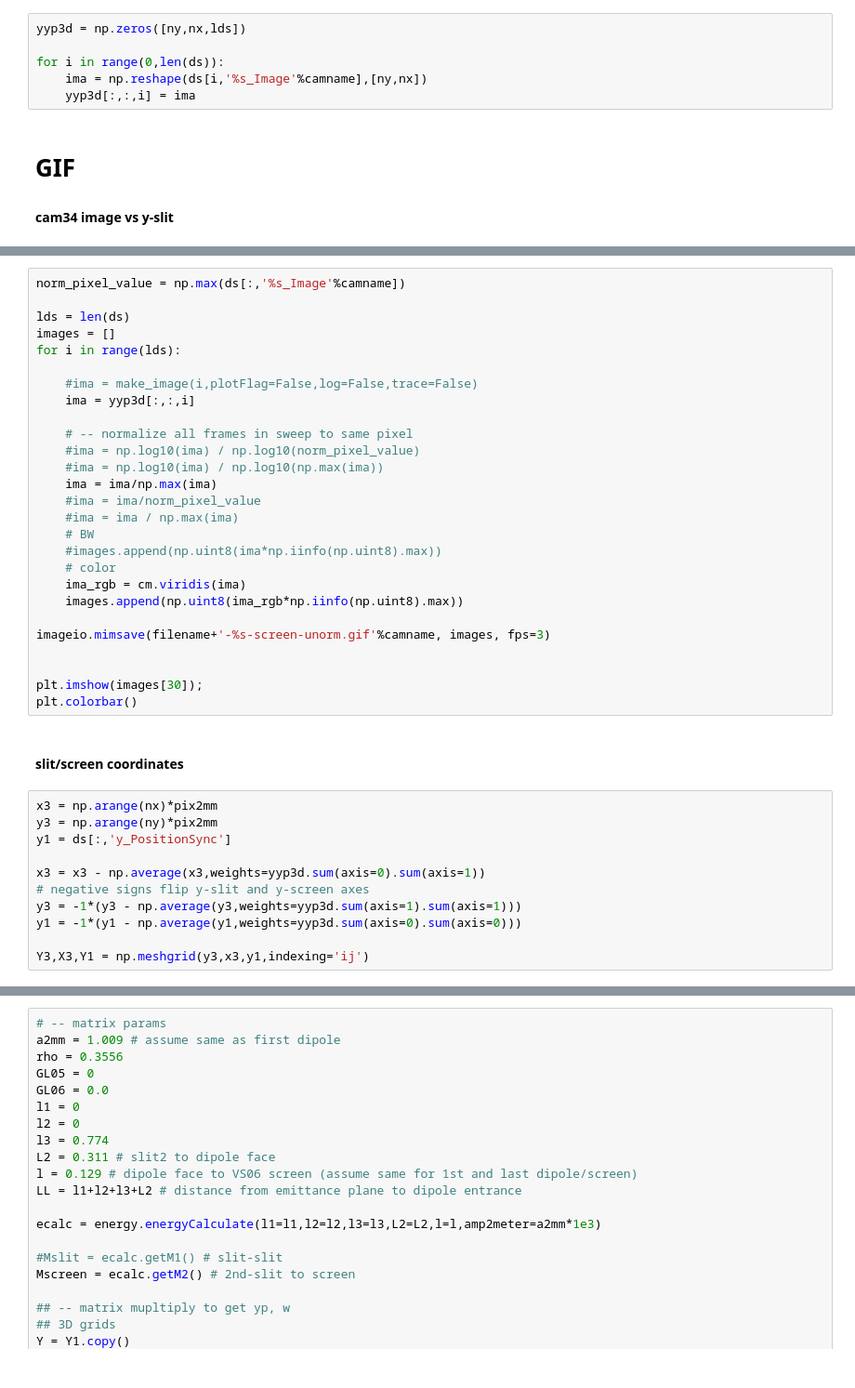
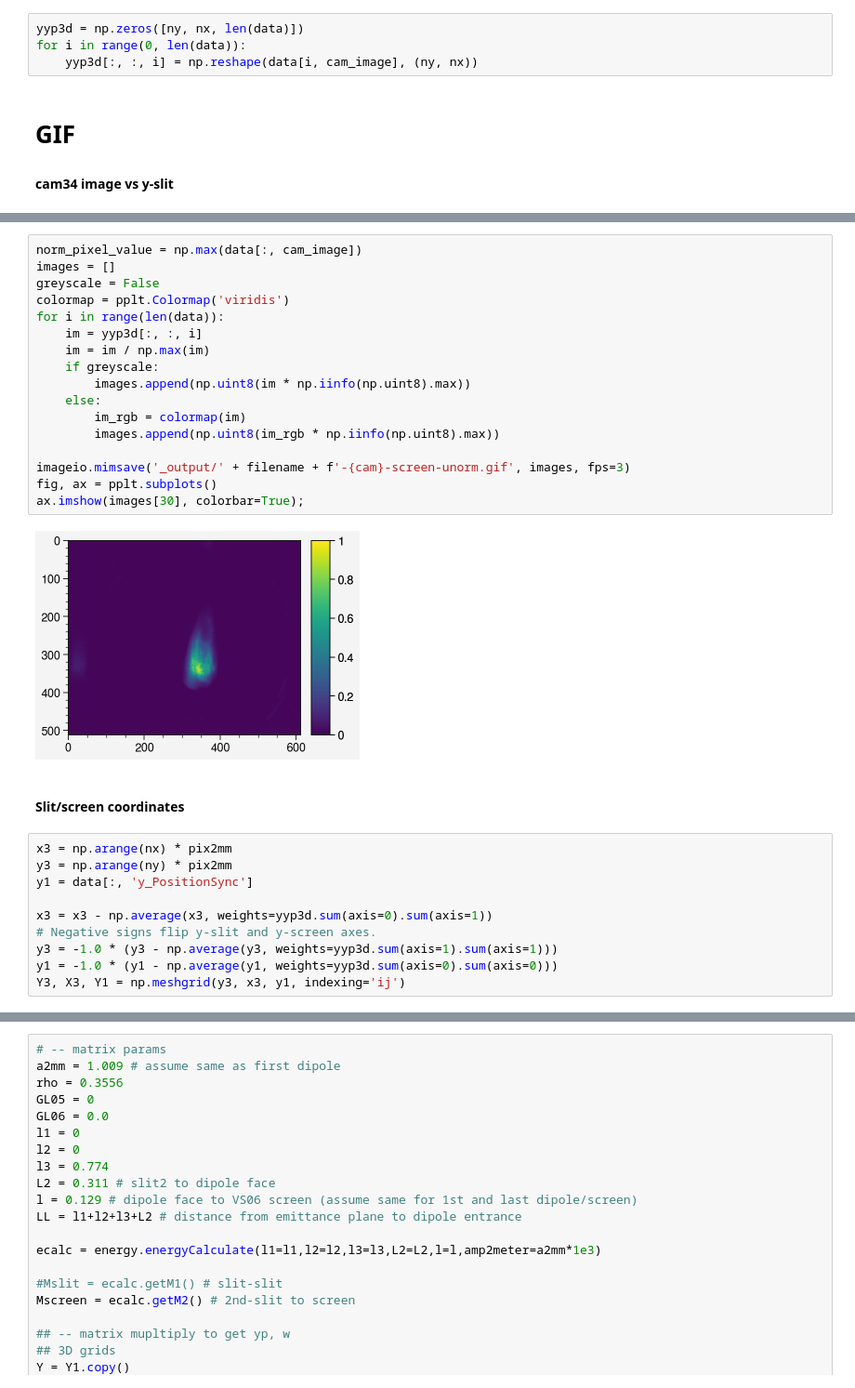
Before and after one commit to austin-hoover/analysis-sns-btf, a Jupyter notebook: process-y1d-vs06.ipynb, the cells around one changed output, grey strips where cells are left out. Shown at 93% size. Cells and saved outputs as stored; diff of their text form.

```diff
--- a/process-y1d-vs06.ipynb
+++ b/process-y1d-vs06.ipynb
@@ -188,9 +180,7 @@ yyp3d axes are y3,x3,y1
 # %%
-yyp3d = np.zeros([ny,nx,lds])
-
-for i in range(0,len(ds)):
-    ima = np.reshape(ds[i,'%s_Image'%camname],[ny,nx])
-    yyp3d[:,:,i] = ima
+yyp3d = np.zeros([ny, nx, len(data)])
+for i in range(0, len(data)):
+    yyp3d[:, :, i] = np.reshape(data[i, cam_image], (ny, nx))
 # %% [markdown]
 # GIF
 
@@ -240,40 +231,31 @@ def plot_image(image,log=False, nx_=nx, ny_=ny,norm=default_norm,labels=['',''],
 # %%
-norm_pixel_value = np.max(ds[:,'%s_Image'%camname])
+norm_pixel_value = np.max(data[:, cam_image])
+images = []
+greyscale = False
+colormap = pplt.Colormap('viridis')
+for i in range(len(data)):
+    im = yyp3d[:, :, i]
+    im = im / np.max(im)
+    if greyscale:
+        images.append(np.uint8(im * np.iinfo(np.uint8).max))
+    else:
+        im_rgb = colormap(im)
+        images.append(np.uint8(im_rgb * np.iinfo(np.uint8).max))
 
-lds = len(ds)
-images = []
-for i in range(lds):
-
-    #ima = make_image(i,plotFlag=False,log=False,trace=False)
-    ima = yyp3d[:,:,i]
-
-    # -- normalize all frames in sweep to same pixel
-    #ima = np.log10(ima) / np.log10(norm_pixel_value)
-    #ima = np.log10(ima) / np.log10(np.max(ima))
-    ima = ima/np.max(ima)
-    #ima = ima/norm_pixel_value
-    #ima = ima / np.max(ima)
-    # BW
-    #images.append(np.uint8(ima*np.iinfo(np.uint8).max))
-    # color
-    ima_rgb = cm.viridis(ima)
-    images.append(np.uint8(ima_rgb*np.iinfo(np.uint8).max))
-
-imageio.mimsave(filename+'-%s-screen-unorm.gif'%camname, images, fps=3)
-
-
-plt.imshow(images[30]);
-plt.colorbar()
+imageio.mimsave('_output/' + filename + f'-{cam}-screen-unorm.gif', images, fps=3)
+fig, ax = pplt.subplots()
+ax.imshow(images[30], colorbar=True);
+# %% [output]
+[figure, added]
 # %% [markdown]
-#### slit/screen coordinates
+#### Slit/screen coordinates
 # %%
-x3 = np.arange(nx)*pix2mm
-y3 = np.arange(ny)*pix2mm
-y1 = ds[:,'y_PositionSync']
+x3 = np.arange(nx) * pix2mm
+y3 = np.arange(ny) * pix2mm
+y1 = data[:, 'y_PositionSync']
 
-x3 = x3 - np.average(x3,weights=yyp3d.sum(axis=0).sum(axis=1))
-# negative signs flip y-slit and y-screen axes
-y3 = -1*(y3 - np.average(y3,weights=yyp3d.sum(axis=1).sum(axis=1)))
-y1 = -1*(y1 - np.average(y1,weights=yyp3d.sum(axis=0).sum(axis=0)))
-
-Y3,X3,Y1 = np.meshgrid(y3,x3,y1,indexing='ij')
+x3 = x3 - np.average(x3, weights=yyp3d.sum(axis=0).sum(axis=1))
+# Negative signs flip y-slit and y-screen axes.
+y3 = -1.0 * (y3 - np.average(y3, weights=yyp3d.sum(axis=1).sum(axis=1)))
+y1 = -1.0 * (y1 - np.average(y1, weights=yyp3d.sum(axis=0).sum(axis=0)))
+Y3, X3, Y1 = np.meshgrid(y3, x3, y1, indexing='ij')
```
Also changed, not shown: parts of 22 cells of this notebook, 5 other files.
